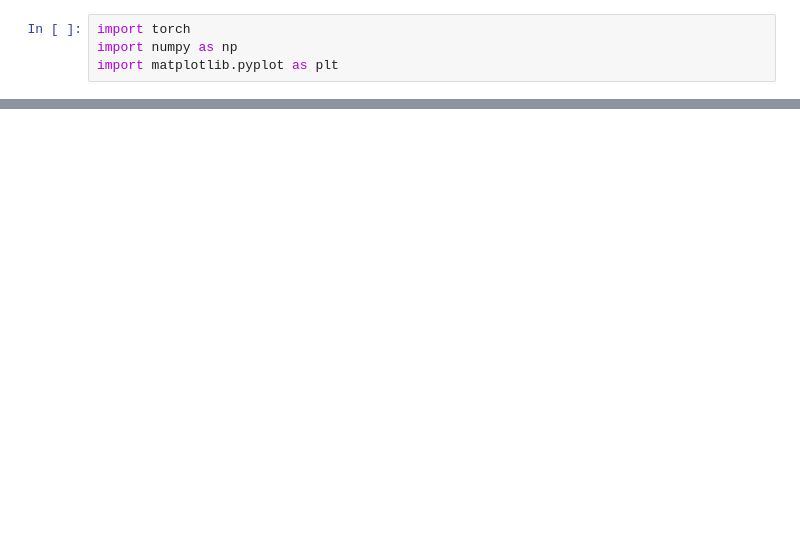
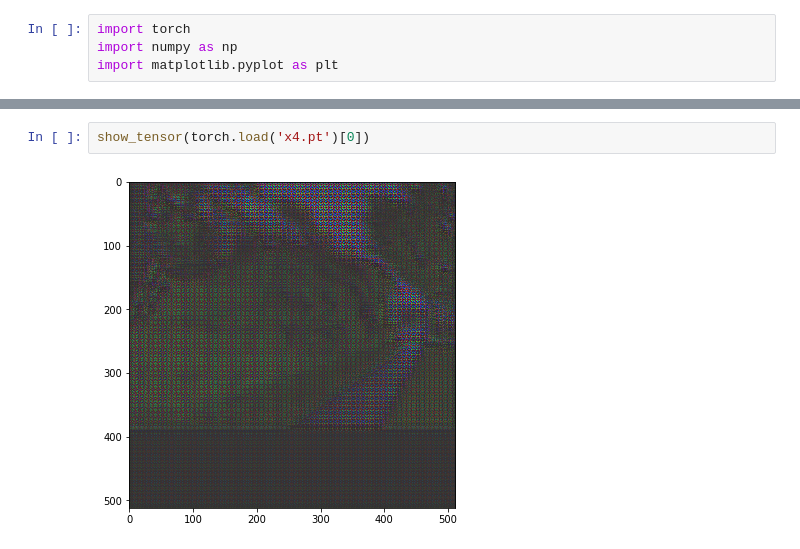
Before and after one commit to gnefihs/EfficientDet.Pytorch, a Jupyter notebook: visualize.ipynb, the cells around one changed output, grey strips where cells are left out. Saved outputs shown, nothing was run; the diff lists cells and outputs as text; blank space fills up the shorter version.

```diff
--- a/visualize.ipynb
+++ b/visualize.ipynb
@@ -16,0 +26,4 @@ show_tensor(torch.load('x1.pt')[0])
+# %%
+show_tensor(torch.load('x4.pt')[0])
+# %% [output]
+[figure, added]
```
Also changed, not shown: parts of 21 cells of this notebook, 12 other files.
